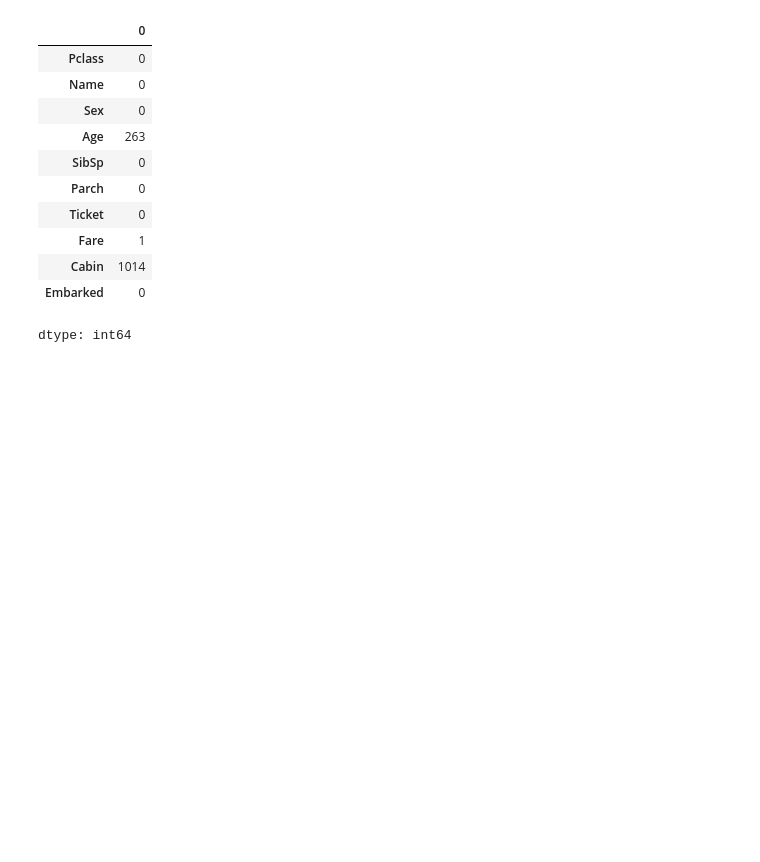
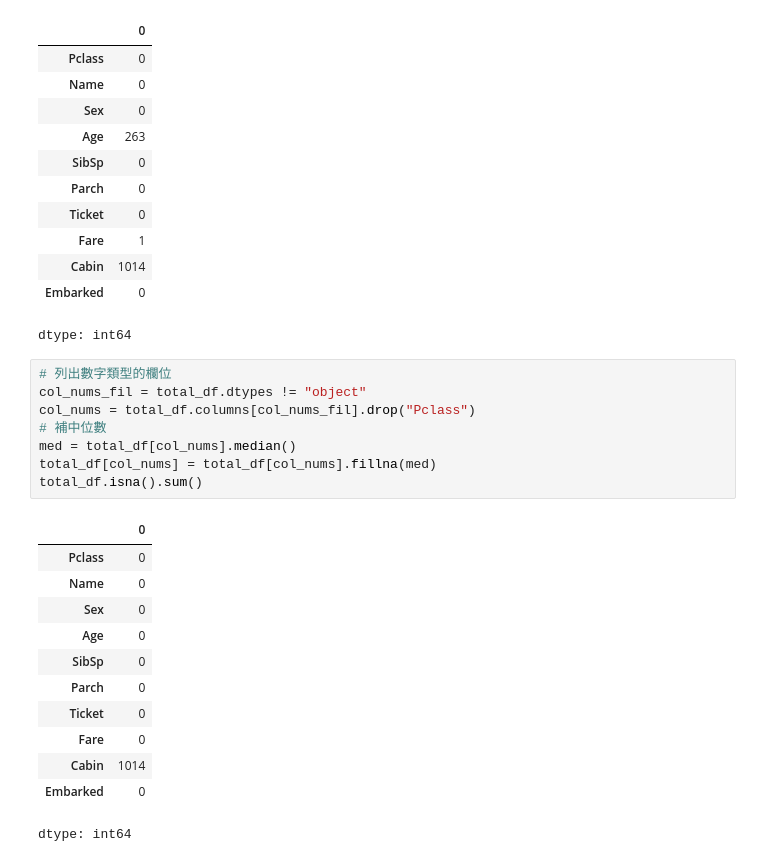
Before and after one commit to Elwing-Chou/ximen_ai_20260706, a Jupyter notebook: ximen_20260720.ipynb, the cells around one changed output. Cells and saved outputs as stored; diff of their text form; blank space fills up the shorter version.

```diff
--- a/ximen_20260720.ipynb
+++ b/ximen_20260720.ipynb
@@ -205,3 +205,24 @@ total_df.isna().sum()
 | Cabin | 1014 |
 | Embarked | 0 |
 dtype: int64
+# %%
+# 列出數字類型的欄位
+col_nums_fil = total_df.dtypes != "object"
+col_nums = total_df.columns[col_nums_fil].drop("Pclass")
+# 補中位數
+med = total_df[col_nums].median()
+total_df[col_nums] = total_df[col_nums].fillna(med)
+total_df.isna().sum()
+# %% [output]
+|  | 0 |
+| Pclass | 0 |
+| Name | 0 |
+| Sex | 0 |
+| Age | 0 |
+| SibSp | 0 |
+| Parch | 0 |
+| Ticket | 0 |
+| Fare | 0 |
+| Cabin | 1014 |
+| Embarked | 0 |
+dtype: int64
```
